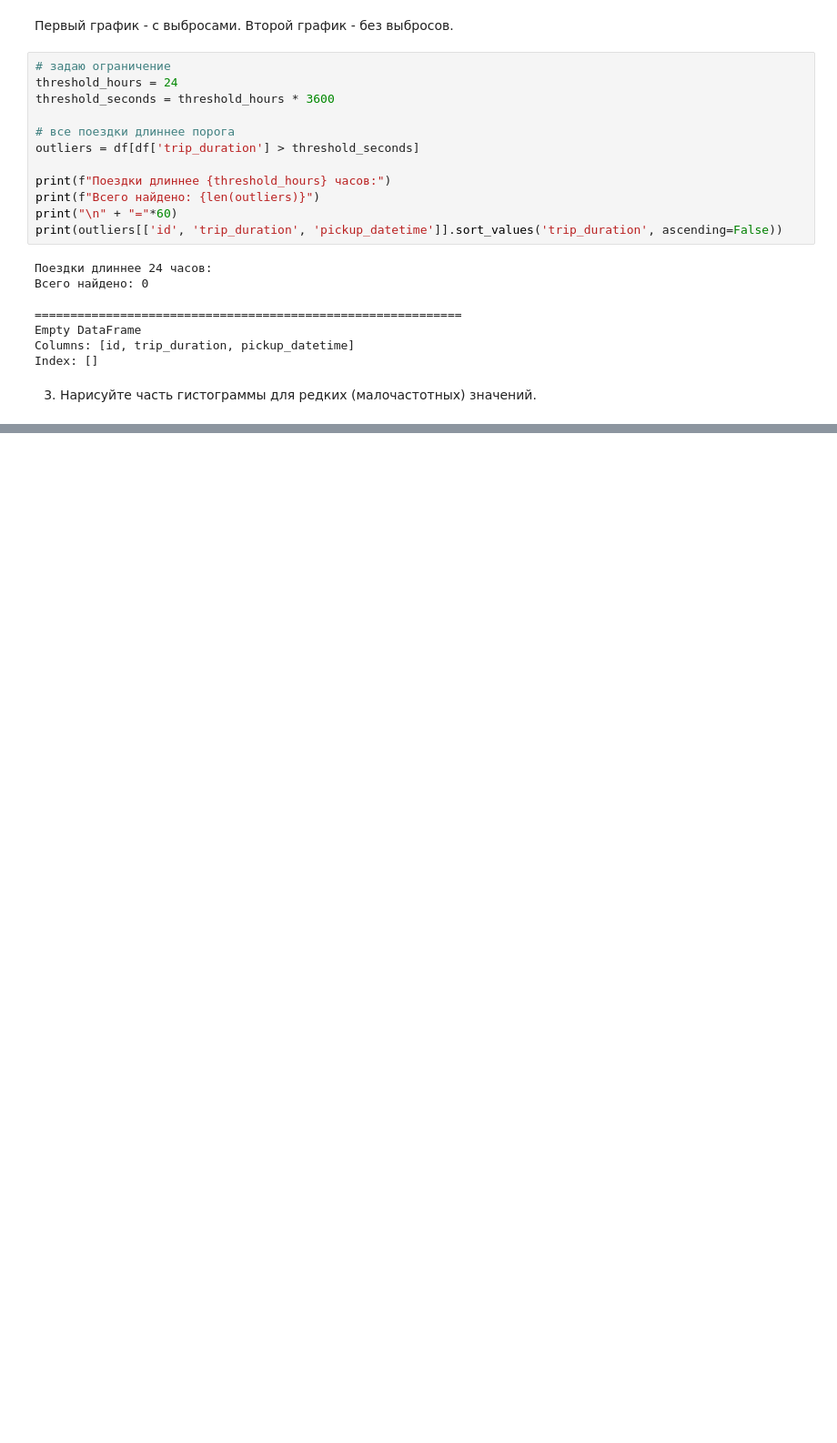
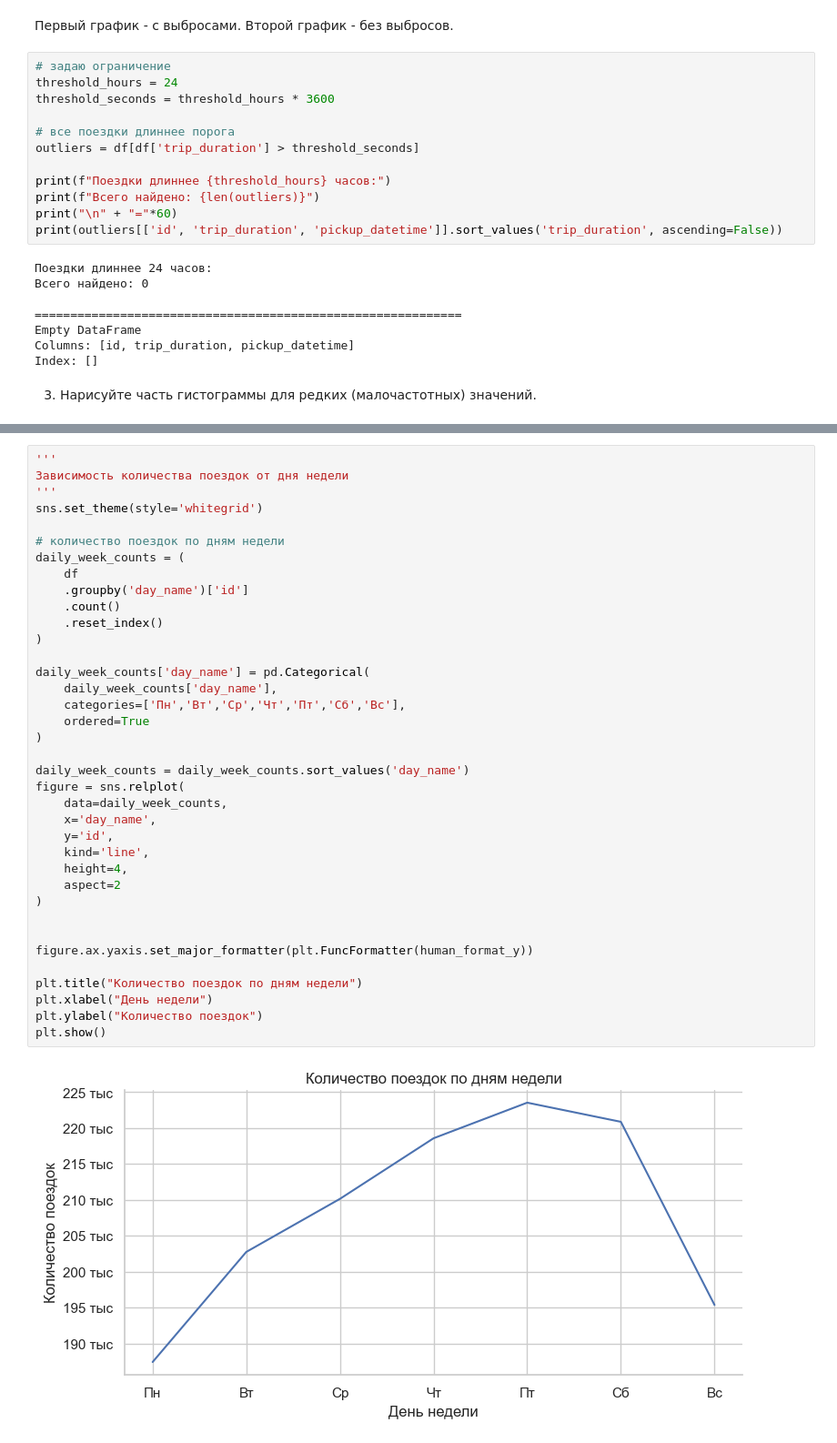
Before and after one commit to FirstVlad99/machine-learning, a Jupyter notebook: lab1.ipynb, the cells around one changed output, grey strips where cells are left out. Shown at 91% size. Saved outputs shown, nothing was run; the diff lists cells and outputs as text; blank space fills up the shorter version.

```diff
--- a/lab1.ipynb
+++ b/lab1.ipynb
@@ -239,0 +342,39 @@ plt.show()
+# %%
+'''
+Зависимость количества поездок от дня недели
+'''
+sns.set_theme(style='whitegrid')
+
+# количество поездок по дням недели
+daily_week_counts = (
+    df
+    .groupby('day_name')['id']
+    .count()
+    .reset_index()
+)
+
+daily_week_counts['day_name'] = pd.Categorical(
+    daily_week_counts['day_name'],
+    categories=['Пн','Вт','Ср','Чт','Пт','Сб','Вс'],
+    ordered=True
+)
+
+daily_week_counts = daily_week_counts.sort_values('day_name')
+figure = sns.relplot(
+    data=daily_week_counts,
+    x='day_name',
+    y='id',
+    kind='line',
+    height=4,
+    aspect=2
+)
+
+
+figure.ax.yaxis.set_major_formatter(plt.FuncFormatter(human_format_y))
+
+plt.title("Количество поездок по дням недели")
+plt.xlabel("День недели")
+plt.ylabel("Количество поездок")
+plt.show()
+# %% [output]
+[figure, added]
```
Also changed, not shown: parts of 76 cells of this notebook, 5 other files.
